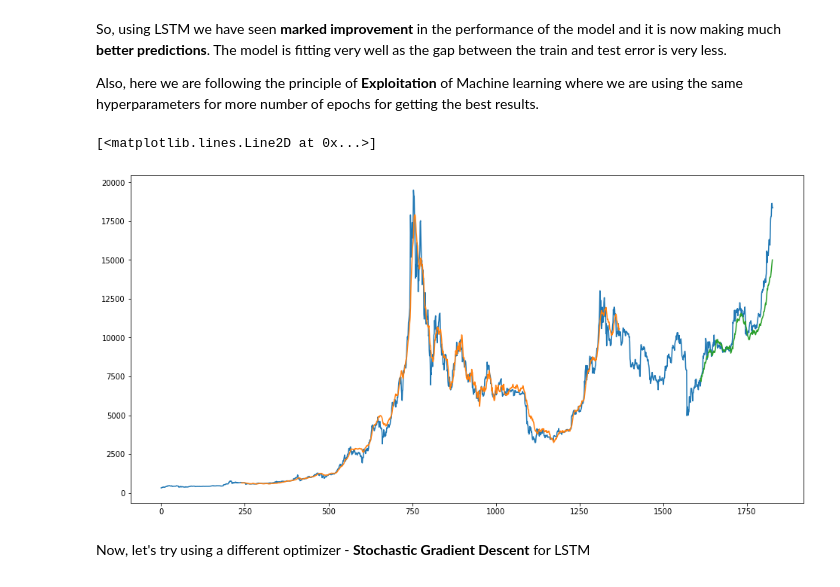
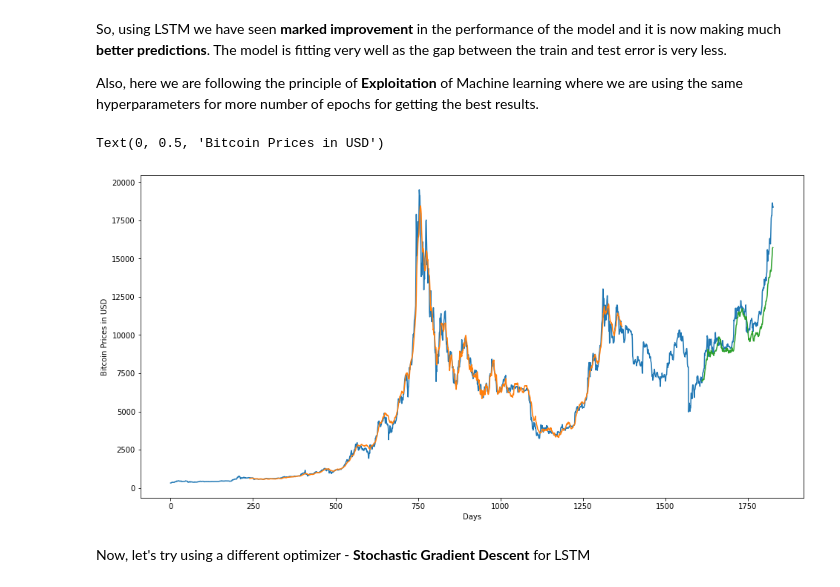
Before and after one commit to MohammedAamerHussain/Crypto-Portfolio-optimization, a Jupyter notebook: Prafulla_RNNs.ipynb, the cells around one changed output. Drawn from its saved outputs; the diff is of its cells as text; code cells hidden in the pictures.

```diff
--- a/Prafulla_RNNs.ipynb
+++ b/Prafulla_RNNs.ipynb
@@ -155,7 +181,7 @@ model_RNN.add(SimpleRNN(8,activation = 'relu'))
 model_RNN.add(Dense(128,activation = 'relu'))
 model_RNN.add(Dense(1))
 model_RNN.compile(loss='mean_squared_error', optimizer='adam', metrics=['mean_squared_error'])
-model_RNN.fit(bitcoin_trainX, bitcoin_trainY, epochs=10, batch_size=240, verbose=1)
+model_RNN_fitted_e10 = model_RNN.fit(bitcoin_trainX, bitcoin_trainY, epochs=10, batch_size=240, verbose=1)
 # %% [output]
 Epoch 1/10
 Epoch 2/10
@@ -251,7 +295,7 @@ So, to solve the Vanishing Gradient problem in general, we can use **LSTM (Long
 bitcoin_lstm_model = Sequential()
 bitcoin_lstm_model.add(LSTM(25, input_shape=(1, look_back)))
 bitcoin_lstm_model.add(Dropout(0.1))
-bitcoin_lstm_model.add(Dense(1))
+bitcoin_lstm_model.add(Dense(1, activation = 'relu'))
 bitcoin_lstm_model.compile(loss='mean_squared_error', optimizer='adam', metrics=['mean_squared_error'])
 bitcoin_lstm_model_fitted = bitcoin_lstm_model.fit(bitcoin_trainX, bitcoin_trainY, epochs=100, batch_size=240, verbose=1)
 # %% [output]
@@ -324,12 +368,14 @@ bitcoin_testPredictPlot[len(bitcoin_trainPredict_reverted)+(look_back*2)+1:len(b
 # %%
 # plot baseline and predictions
 plt.figure(figsize=(16,8))
 plt.plot(scaler.inverse_transform(bitcoin_dataset))
 plt.plot(bitcoin_trainPredictPlot)
 plt.plot(bitcoin_testPredictPlot)
+plt.xlabel('Days')
+plt.ylabel('Bitcoin Prices in USD')
 # %% [output]
-[<matplotlib.lines.Line2D at 0x...>]
+Text(0, 0.5, 'Bitcoin Prices in USD')
-[figure, old version]
+[figure, new version]
 # %% [markdown]
 Now, let's try using a different optimizer - **Stochastic Gradient Descent** for LSTM
 # %%
```
Also changed, not shown: parts of 27 cells of this notebook, 1 other file.
